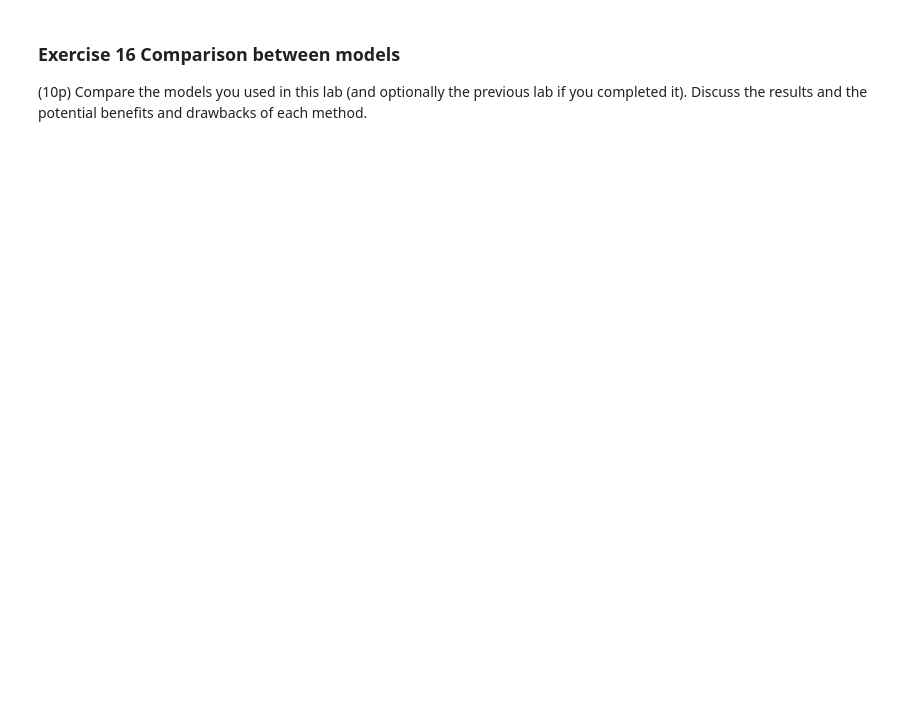
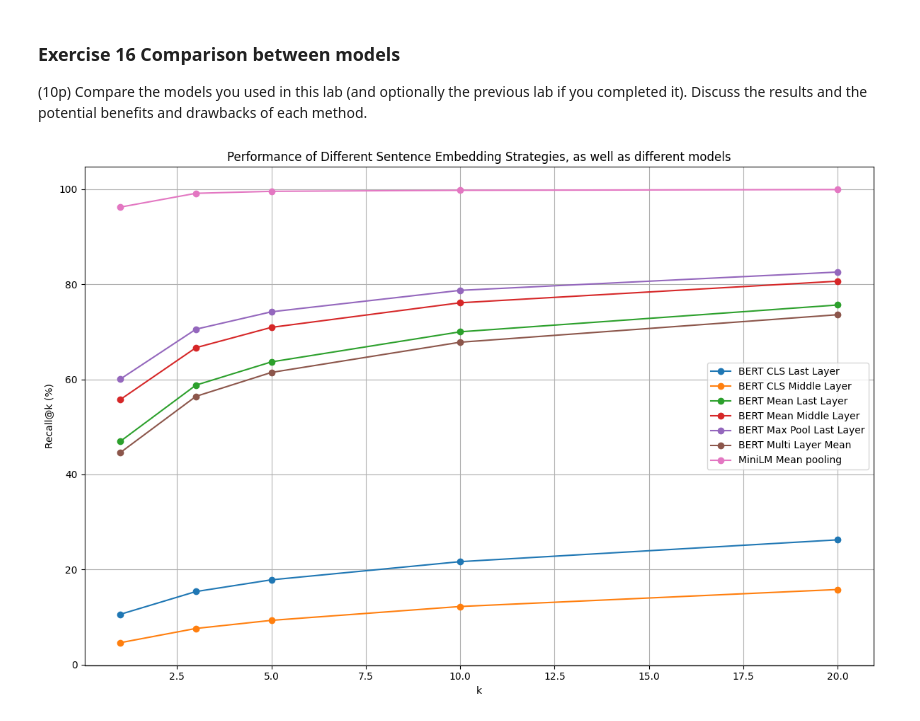
Before and after one commit to Tiimeeeyy/NLP, a Jupyter notebook: Notebooks/lab3_empty.ipynb, the cells around one changed output. Saved outputs shown, nothing was run; the diff lists cells and outputs as text; code cells hidden in the pictures; blank space fills up the shorter version.

```diff
--- a/Notebooks/lab3_empty.ipynb
+++ b/Notebooks/lab3_empty.ipynb
@@ -1753,0 +1827,10 @@ model2.to(device)
+# %%
+# Now we calculate the recall for each of the embeddings
+k_values = [1, 3, 5, 10, 20]
+recalls_2 = []
+
+for k in k_values:
+    print(f"Calculating Recall@{k}...")
+    recall = calculate_recall(minilm_compressed_embeddings, minilm_sentence_embeddings, k=k)
+    recalls_2.append(recall)
+    print(f"Recall@{k}: {recall * 100:.2f}%\n")
@@ -1764,0 +1863,18 @@ model2.to(device)
+# %%
+#### YOUR CODE HERE
+minilm_recalls =[float(recall) * 100 for recall in recalls_2]
+plt.figure(figsize=(12, 8))
+for name, recalls in results.items():
+  plt.plot(k_values, recalls, marker='o', label=f'BERT {name}')
+plt.plot(k_values, minilm_recalls, marker='o', label='MiniLM Mean pooling')
+plt.xlabel("k")
+plt.ylabel("Recall@k (%)")
+plt.title("Performance of Different Sentence Embedding Strategies, as well as different models")
+plt.grid(True)
+plt.legend()
+plt.tight_layout()
+plt.show()
+
+### YOUR CODE ENDS HERE
+# %% [output]
+[figure, added]
```
Also changed, not shown: parts of 25 cells of this notebook.
